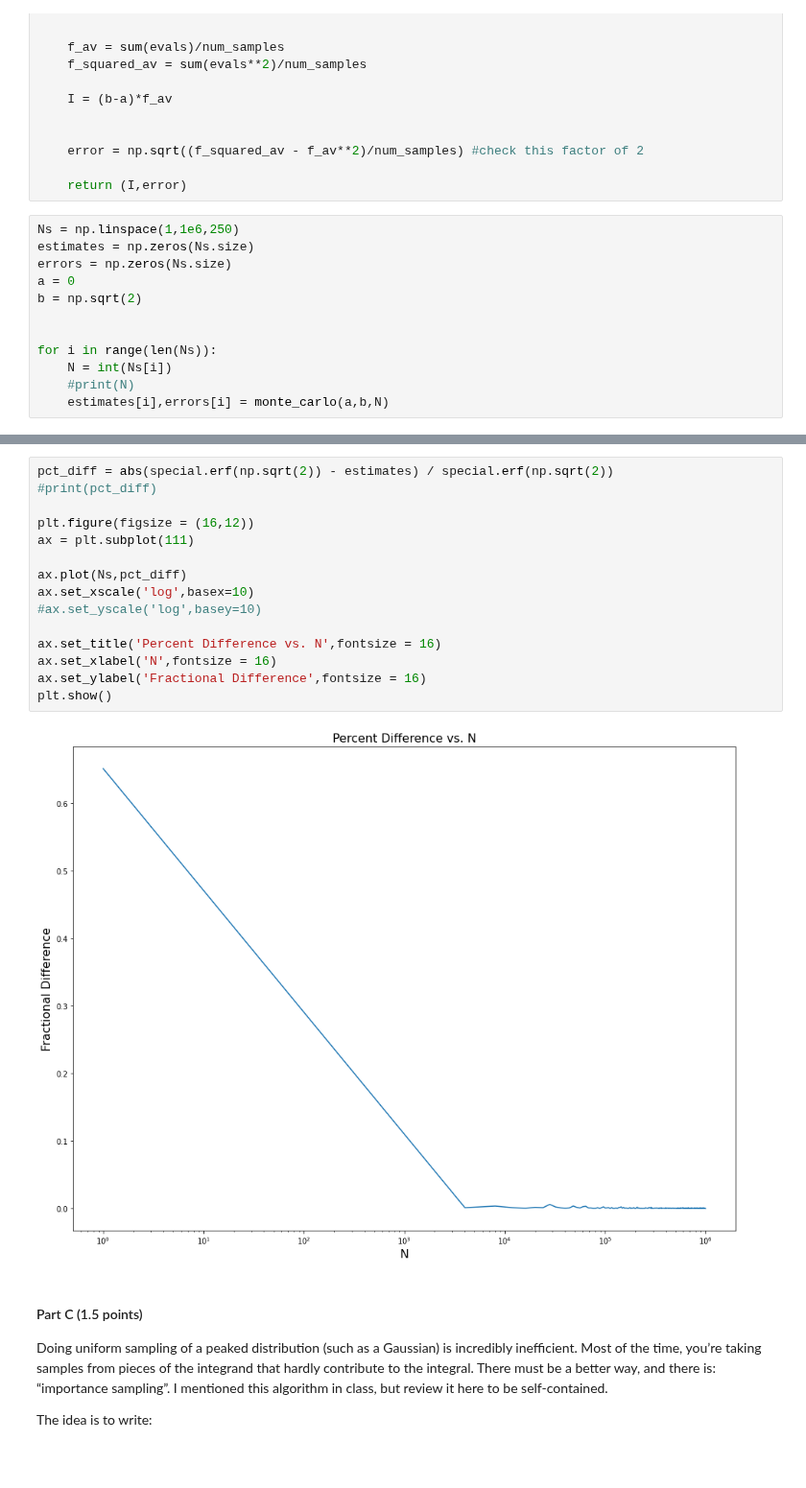
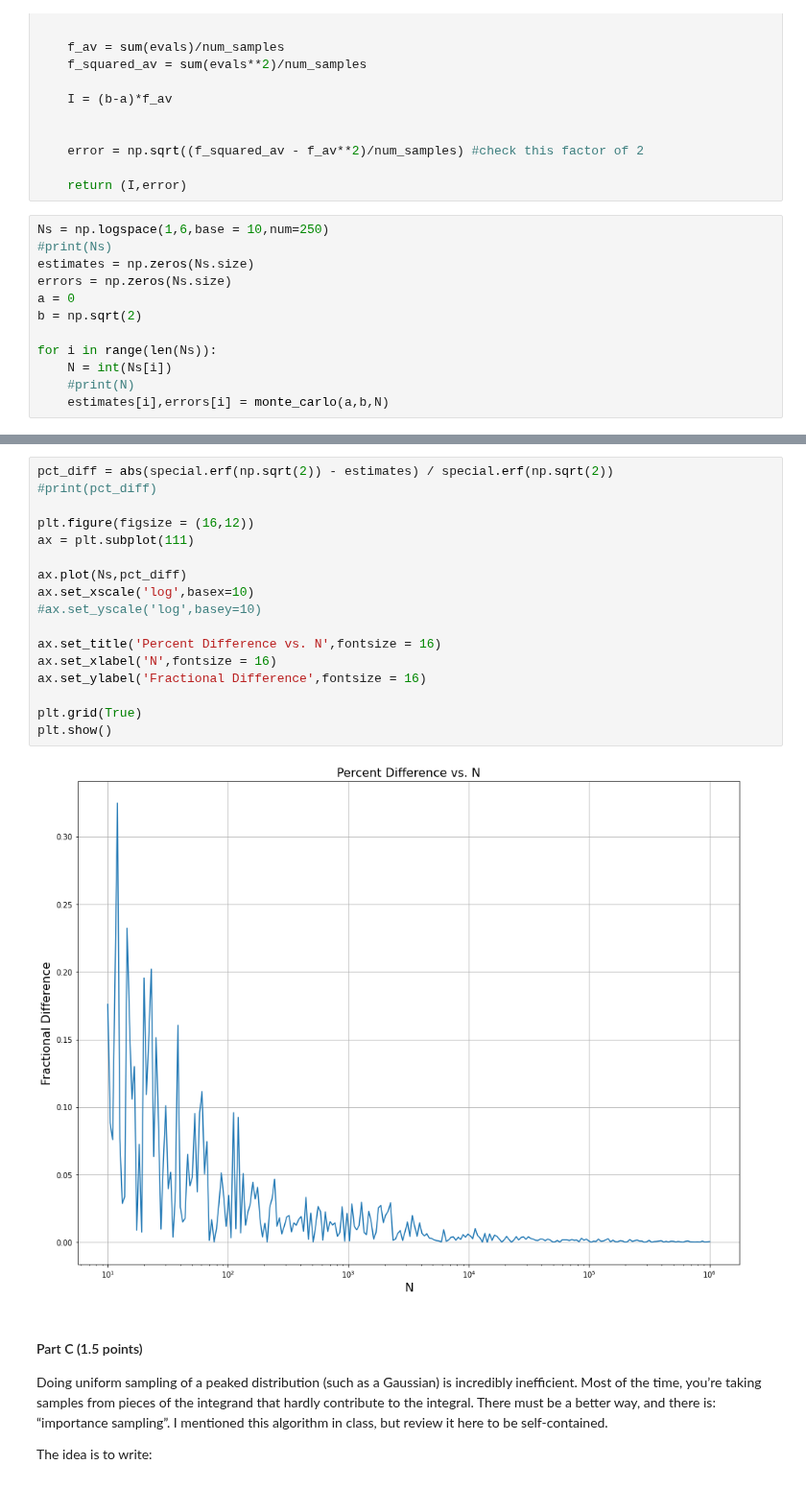
Before and after one commit to m4ese/astroResearchMethods, a Jupyter notebook: Forese_Slav_Assignment_4.ipynb, the cells around one changed output, grey strips where cells are left out. Shown at 96% size. Drawn from its saved outputs; the diff is of its cells as text.

```diff
--- a/Forese_Slav_Assignment_4.ipynb
+++ b/Forese_Slav_Assignment_4.ipynb
@@ -122,13 +122,13 @@ def monte_carlo(a,b,num_samples):
 
     return (I,error)
 # %%
-Ns = np.linspace(1,1e6,250)
+Ns = np.logspace(1,6,base = 10,num=250)
+#print(Ns)
 estimates = np.zeros(Ns.size)
 errors = np.zeros(Ns.size)
 a = 0
 b = np.sqrt(2)
 
-
 for i in range(len(Ns)):
     N = int(Ns[i])
     #print(N)
@@ -167,20 +187,22 @@ plt.show()
 # %%
 pct_diff = abs(special.erf(np.sqrt(2)) - estimates) / special.erf(np.sqrt(2))
 #print(pct_diff)
 
 plt.figure(figsize = (16,12))
 ax = plt.subplot(111)
 
 ax.plot(Ns,pct_diff)
 ax.set_xscale('log',basex=10)
 #ax.set_yscale('log',basey=10)
 
 ax.set_title('Percent Difference vs. N',fontsize = 16)
 ax.set_xlabel('N',fontsize = 16)
 ax.set_ylabel('Fractional Difference',fontsize = 16)
+
+plt.grid(True)
 plt.show()
 # %% [output]
-[figure, old version]
+[figure, new version]
 # %% [markdown]
 #### Part C (1.5 points)
 
```
Also changed, not shown: parts of 19 cells of this notebook.
